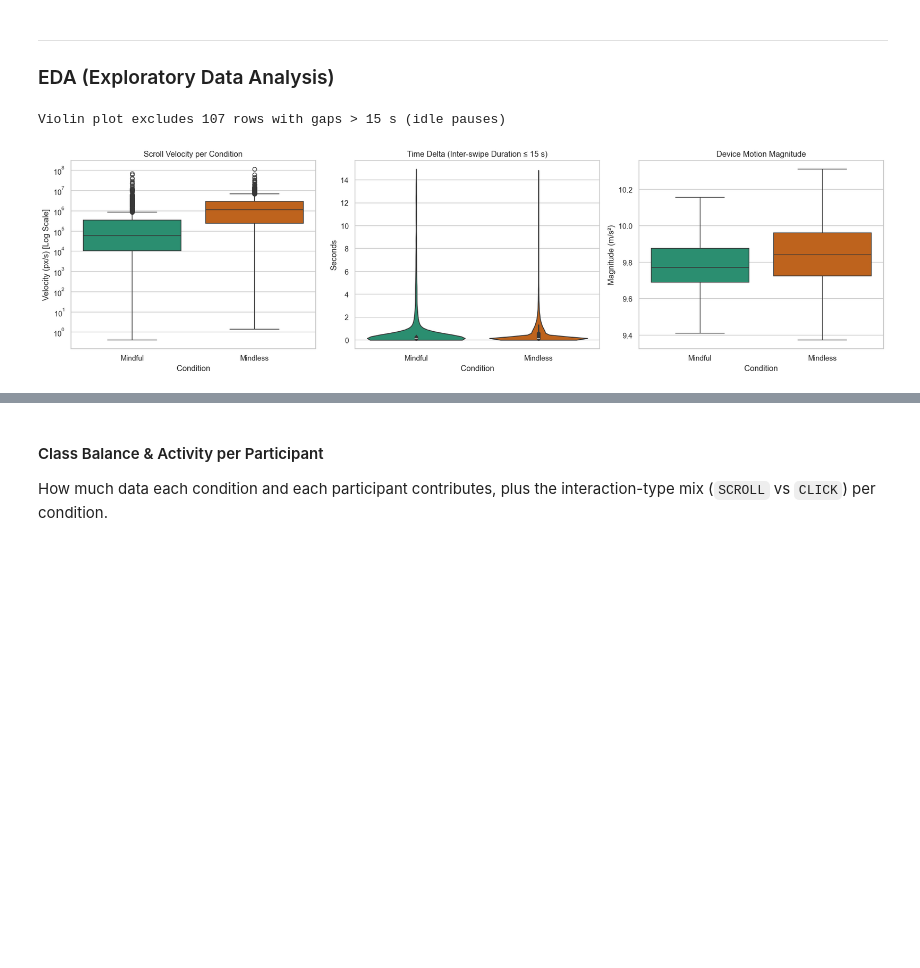
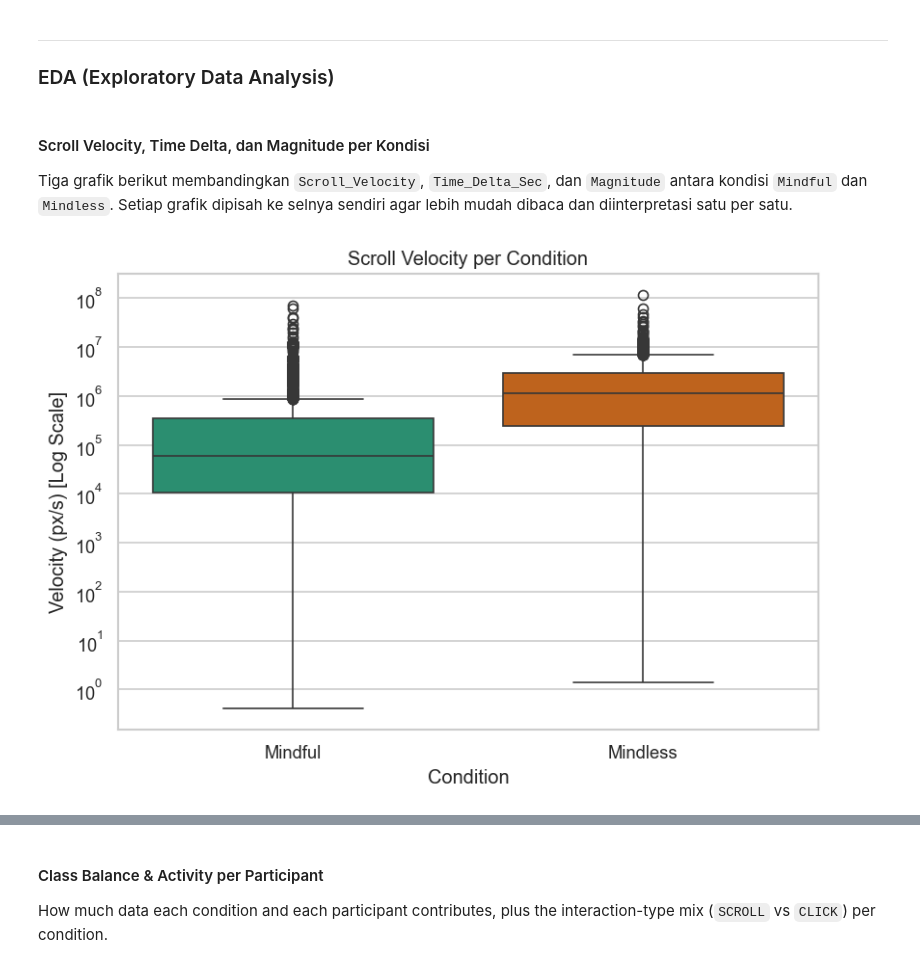
Before and after one commit to Research-Method-13/data-processing, a Jupyter notebook: main.ipynb, the cells around one changed output, grey strips where cells are left out. Drawn from its saved outputs; the diff is of its cells as text; code cells hidden in the pictures; blank space fills up the shorter version.

Commit message:
feat: add interpretation

```diff
--- a/main.ipynb
+++ b/main.ipynb
@@ -53,45 +53,26 @@ Total rows after merging: 15884
 # %% [markdown]
 ---
 ### EDA (Exploratory Data Analysis)
+# %% [markdown]
+#### Scroll Velocity, Time Delta, dan Magnitude per Kondisi
+Tiga grafik berikut membandingkan `Scroll_Velocity`, `Time_Delta_Sec`, dan `Magnitude` antara kondisi `Mindful` dan `Mindless`. Setiap grafik dipisah ke selnya sendiri agar lebih mudah dibaca dan diinterpretasi satu per satu.
 # %%
 sns.set_theme(style="whitegrid")
 plt.rcParams.update({'font.size': 12, 'figure.dpi': 120})
 
 # Fixed color per condition (colorblind-safe pair), reused by every plot below
 PALETTE = {'Mindful': '#1b9e77', 'Mindless': '#d95f02'}
 
-fig, axes = plt.subplots(1, 3, figsize=(18, 5))
-
-# Plot 1: Scroll Velocity (log scale requires strictly positive values,
+# Scroll Velocity (log scale requires strictly positive values,
 # zeros are CLICK events / zero-distance scrolls, not real velocities)
 vel = df_merged[df_merged['Scroll_Velocity'] > 0]
+plt.figure(figsize=(7, 5))
 sns.boxplot(data=vel, x='Condition', y='Scroll_Velocity', hue='Condition',
-            palette=PALETTE, legend=False, ax=axes[0])
-axes[0].set_yscale('log')
-axes[0].set_title('Scroll Velocity per Condition')
-axes[0].set_ylabel('Velocity (px/s) [Log Scale]')
-
-# Plot 2: Inter-swipe Duration
-# Filter the data instead of clipping with ylim: the KDE must be estimated only on
-# the plotted range, otherwise long idle gaps (minutes) inflate the bandwidth and
-# the violin degenerates into a solid block. cut=0 stops the KDE at the data
-# bounds so the violin cannot extend below 0 seconds.
-td = df_merged[df_merged['Time_Delta_Sec'].between(0, 15)]
-excluded = df_merged['Time_Delta_Sec'].notna().sum() - len(td)
-print(f"Violin plot excludes {excluded} rows with gaps > 15 s (idle pauses)")
-sns.violinplot(data=td, x='Condition', y='Time_Delta_Sec', hue='Condition',
-               palette=PALETTE, legend=False, cut=0, ax=axes[1])
-axes[1].set_title('Time Delta (Inter-swipe Duration ≤ 15 s)')
-axes[1].set_ylabel('Seconds')
-
-# Plot 3: Device Physical Magnitude (accelerometer only, clusters around gravity 9.8)
-sns.boxplot(data=df_merged, x='Condition', y='Magnitude', hue='Condition',
-            palette=PALETTE, legend=False, showfliers=False, ax=axes[2])
-axes[2].set_title('Device Motion Magnitude')
-axes[2].set_ylabel('Magnitude (m/s²)')
-
+            palette=PALETTE, legend=False)
+plt.yscale('log')
+plt.title('Scroll Velocity per Condition')
+plt.ylabel('Velocity (px/s) [Log Scale]')
 plt.tight_layout()
 plt.show()
 # %% [output]
-Violin plot excludes 107 rows with gaps > 15 s (idle pauses)
-[figure, old version]
+[figure, new version]
```
Also changed, not shown: parts of 24 cells of this notebook.
